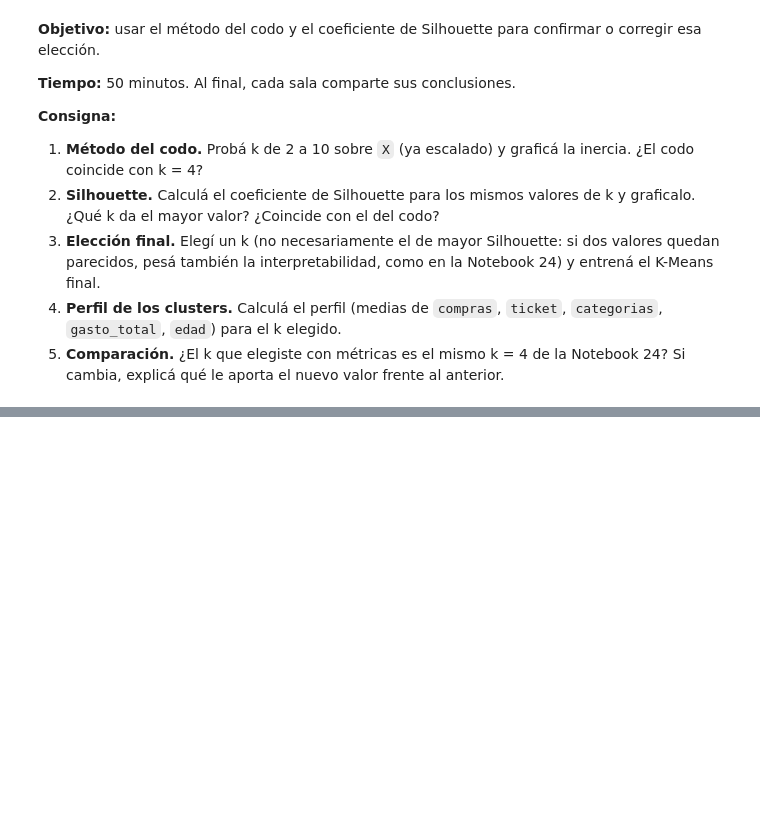
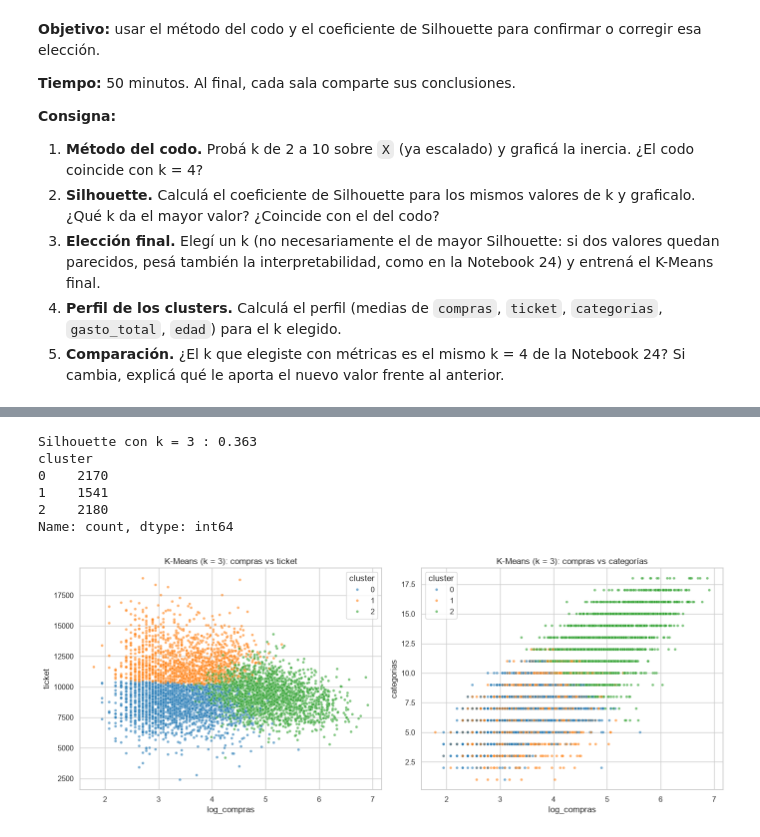
Before and after one commit to EmiiFernandez/actividades_data_sciente_ypf, a Jupyter notebook: notebook/C22_Notebook-26.ipynb, the cells around one changed output, grey strips where cells are left out. Saved outputs shown, nothing was run; the diff lists cells and outputs as text; code cells hidden in the pictures; blank space fills up the shorter version.

```diff
--- a/notebook/C22_Notebook-26.ipynb
+++ b/notebook/C22_Notebook-26.ipynb
@@ -233,0 +319,24 @@ HTTPError: HTTP Error 404: Not Found
+# %%
+# 3. K-Means final con el k elegido
+k_elegido = 3
+km_final = KMeans(n_clusters=k_elegido, n_init=10, random_state=RANDOM_STATE).fit(X_bf)
+usuarios["cluster"] = km_final.labels_
+
+print("Silhouette con k =", k_elegido, ":", round(silhouette_score(X_bf, usuarios["cluster"]), 3))
+print(usuarios["cluster"].value_counts().sort_index())
+
+fig, ax = plt.subplots(1, 2, figsize=(14, 5.5))
+sns.scatterplot(data=usuarios, x="log_compras", y="ticket", hue="cluster", palette="tab10", s=15, alpha=0.6, ax=ax[0])
+ax[0].set_title(f"K-Means (k = {k_elegido}): compras vs ticket")
+sns.scatterplot(data=usuarios, x="log_compras", y="categorias", hue="cluster", palette="tab10", s=15, alpha=0.6, ax=ax[1])
+ax[1].set_title(f"K-Means (k = {k_elegido}): compras vs categorías")
+plt.tight_layout()
+plt.show()
+# %% [output]
+Silhouette con k = 3 : 0.363
+cluster
+0    2170
+1    1541
+2    2180
+Name: count, dtype: int64
+[figure, added]
```
Also changed, not shown: parts of 14 cells of this notebook.
